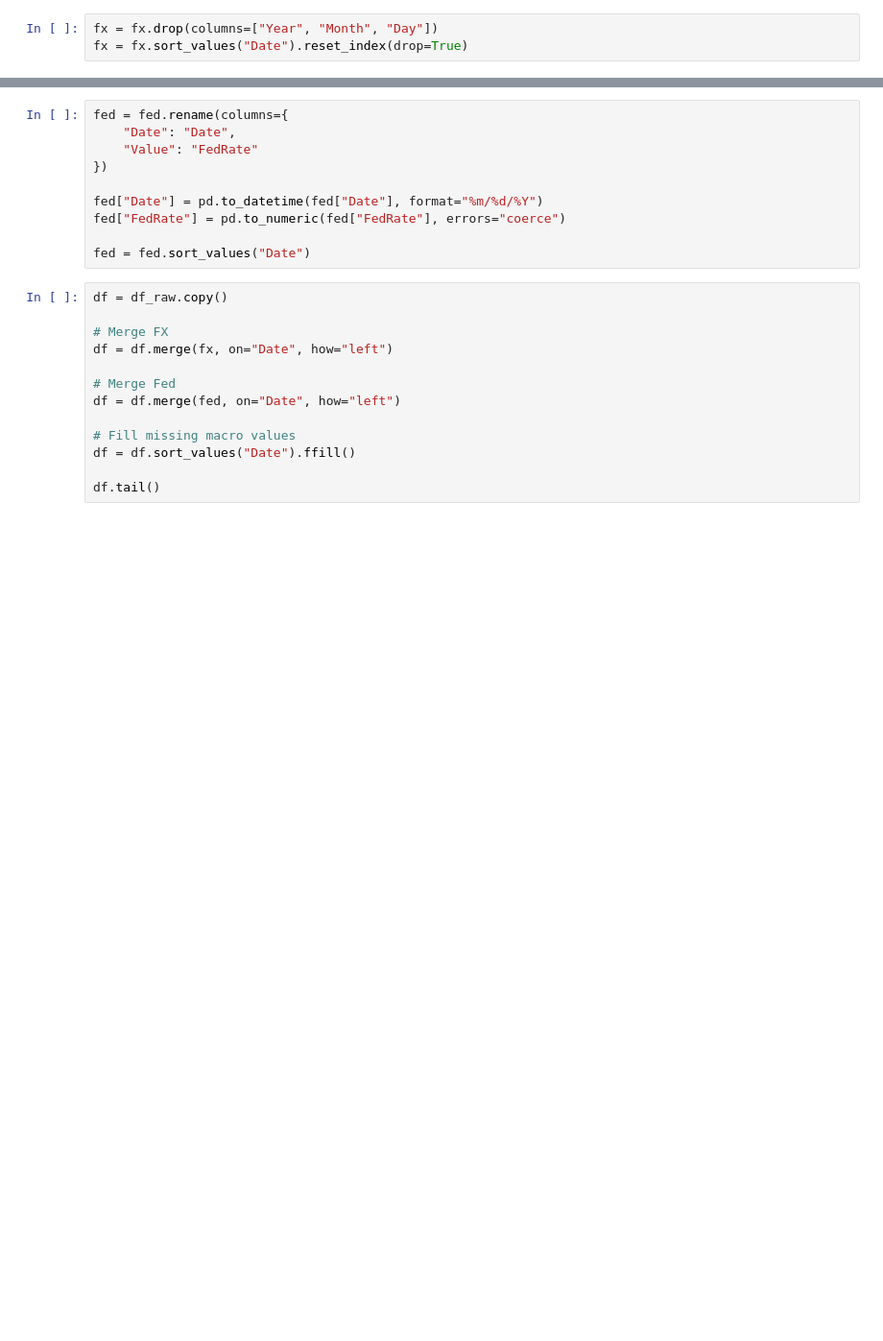
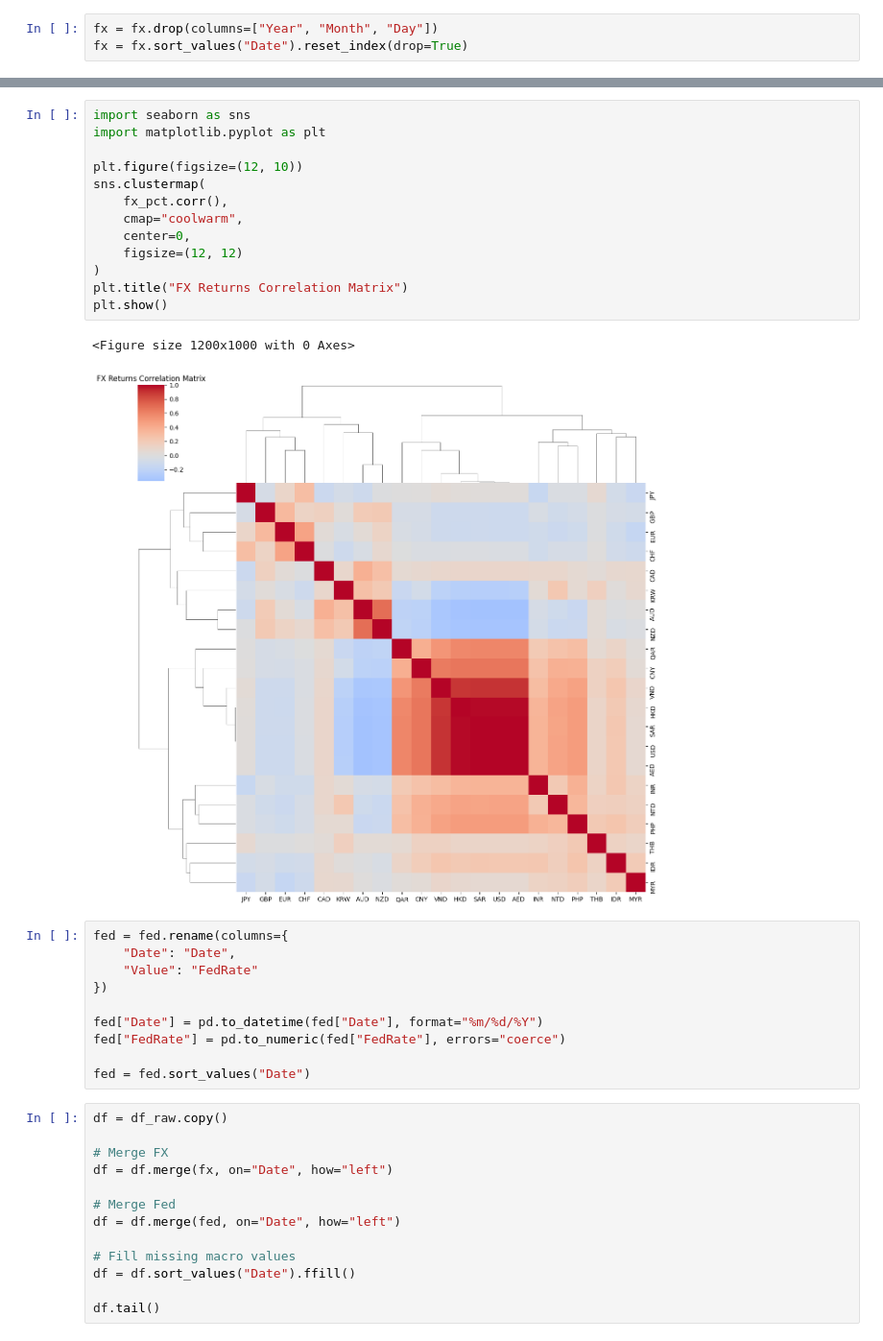
Before and after one commit to foooooooooooooooooooooooooootw/sora-analysis, a Jupyter notebook: SORA2.ipynb, the cells around one changed output, grey strips where cells are left out. Shown at 96% size. Saved outputs shown, nothing was run; the diff lists cells and outputs as text; blank space fills up the shorter version.

```diff
--- a/SORA2.ipynb
+++ b/SORA2.ipynb
@@ -171,3 +237,19 @@ fx = fx.sort_values("Date").reset_index(drop=True)
+# %%
+import seaborn as sns
+import matplotlib.pyplot as plt
+
+plt.figure(figsize=(12, 10))
+sns.clustermap(
+    fx_pct.corr(),
+    cmap="coolwarm",
+    center=0,
+    figsize=(12, 12)
+)
+plt.title("FX Returns Correlation Matrix")
+plt.show()
+# %% [output]
+<Figure size 1200x1000 with 0 Axes>
+[figure, added]
 # %%
 fed = fed.rename(columns={
     "Date": "Date",
```
Also changed, not shown: parts of 40 cells of this notebook.
